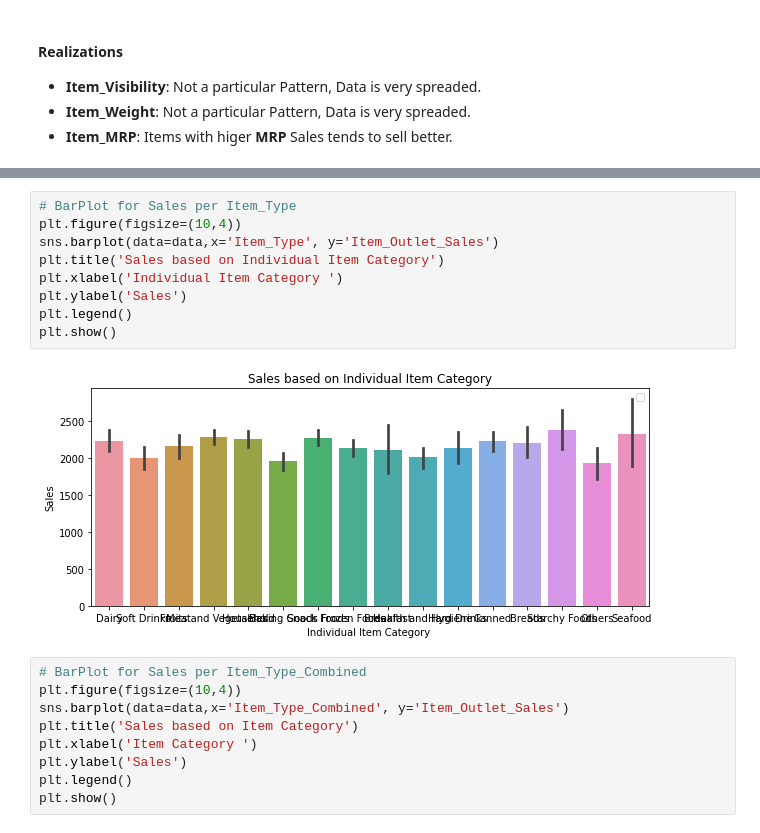
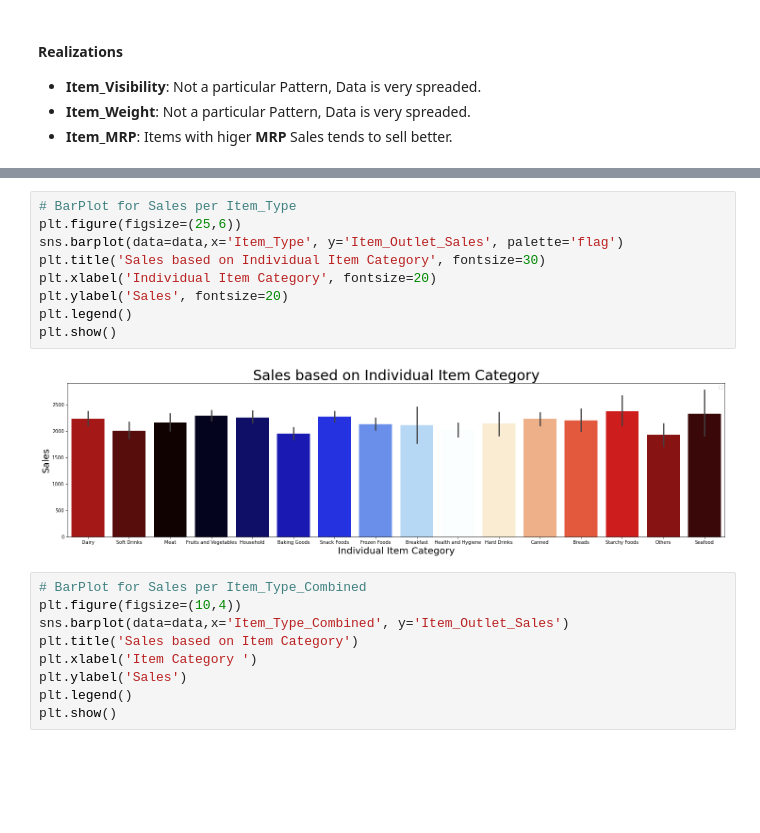
Before and after one commit to mebi-ali/BigMart-Sales-Predication, a Jupyter notebook: bigmart-sales-prediction-analysis.ipynb, the cells around one changed output, grey strips where cells are left out. Cells and saved outputs as stored; diff of their text form; blank space fills up the shorter version.

```diff
--- a/bigmart-sales-prediction-analysis.ipynb
+++ b/bigmart-sales-prediction-analysis.ipynb
@@ -560,15 +543,15 @@ Two Categorcal Variables
 * **Sales per Outlet_Location_Type**
 # %%
 # BarPlot for Sales per Item_Type
-plt.figure(figsize=(10,4))
-sns.barplot(data=data,x='Item_Type', y='Item_Outlet_Sales')
-plt.title('Sales based on Individual Item Category')
-plt.xlabel('Individual Item Category ')
-plt.ylabel('Sales')
+plt.figure(figsize=(25,6))
+sns.barplot(data=data,x='Item_Type', y='Item_Outlet_Sales', palette='flag')
+plt.title('Sales based on Individual Item Category', fontsize=30)
+plt.xlabel('Individual Item Category', fontsize=20)
+plt.ylabel('Sales', fontsize=20)
 plt.legend()
 plt.show()
 # %% [output]
-[figure, old version]
+[figure, new version]
 # %%
 # BarPlot for Sales per Item_Type_Combined
 plt.figure(figsize=(10,4))
```
Also changed, not shown: parts of 43 cells of this notebook.
